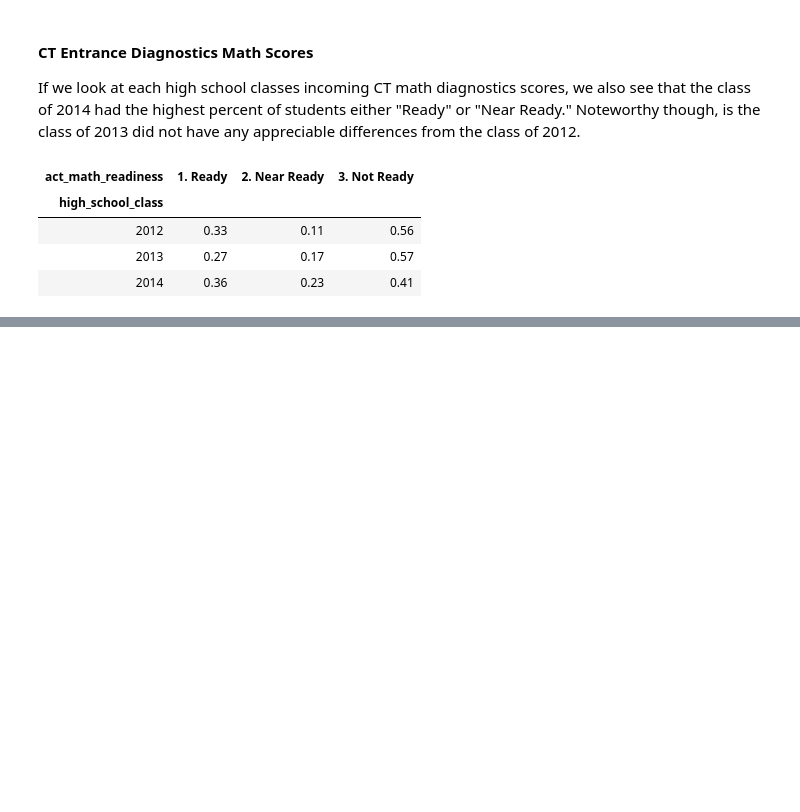
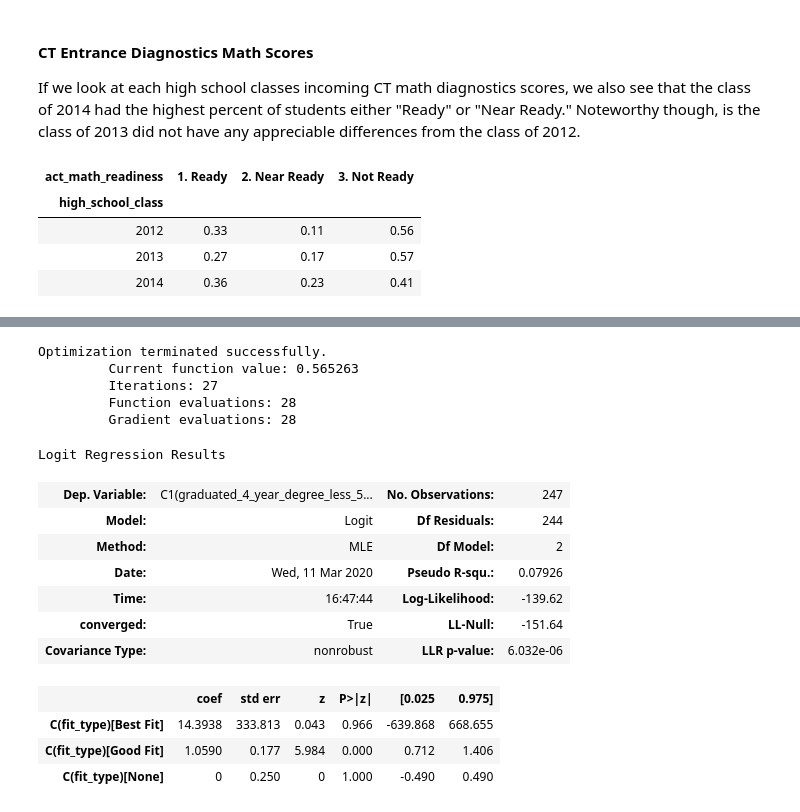
Before and after one commit to College-Track/sf_class_2014, a Jupyter notebook: Report.ipynb, the cells around one changed output, grey strips where cells are left out. Cells and saved outputs as stored; diff of their text form; code cells hidden in the pictures; blank space fills up the shorter version.

```diff
--- a/Report.ipynb
+++ b/Report.ipynb
@@ -273,0 +342,21 @@ strong multicollinearity or other numerical problems.
+# %%
+mod = smf.logit(formula= "C1(graduated_4_year_degree_less_5_years) ~ C(fit_type)-1", data=df_sub).fit(method='bfgs', maxiter=100)
+mod.summary()
+# %% [output]
+Optimization terminated successfully.
+         Current function value: 0.565263
+         Iterations: 27
+         Function evaluations: 28
+         Gradient evaluations: 28
+Logit Regression Results
+| Dep. Variable: | C1(graduated_4_year_degree_less_5... | No. Observations: | 247 |
+| Model: | Logit | Df Residuals: | 244 |
+| Method: | MLE | Df Model: | 2 |
+| Date: | Wed, 11 Mar 2020 | Pseudo R-squ.: | 0.07926 |
+| Time: | 16:47:44 | Log-Likelihood: | -139.62 |
+| converged: | True | LL-Null: | -151.64 |
+| Covariance Type: | nonrobust | LLR p-value: | 6.032e-06 |
+|  | coef | std err | z | P>|z| | [0.025 | 0.975] |
+| C(fit_type)[Best Fit] | 14.3938 | 333.813 | 0.043 | 0.966 | -639.868 | 668.655 |
+| C(fit_type)[Good Fit] | 1.0590 | 0.177 | 5.984 | 0.000 | 0.712 | 1.406 |
+| C(fit_type)[None] | 0 | 0.250 | 0 | 1.000 | -0.490 | 0.490 |
```
Also changed, not shown: parts of 17 cells of this notebook, 1 other file.
